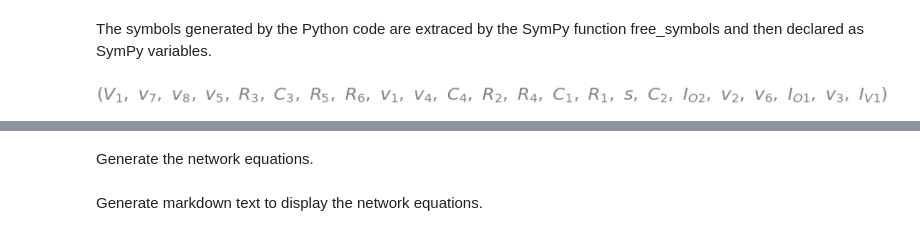
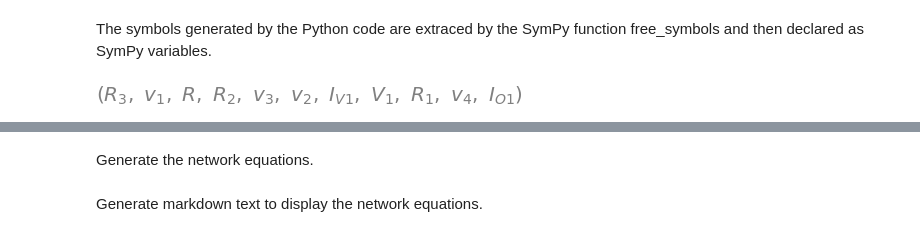
Before and after one commit to Tiburonboy/Symbolic-Modified-Nodal-Analysis-using-Python, a Jupyter notebook: backup/Modeling Op Amps.ipynb, the cells around one changed output, grey strips where cells are left out. Cells and saved outputs as stored; diff of their text form; code cells hidden in the pictures.

```diff
--- a/backup/Modeling Op Amps.ipynb
+++ b/backup/Modeling Op Amps.ipynb
@@ -206,0 +541,9 @@ $\displaystyle \left[\begin{matrix}C_{1} s v_{1} - C_{1} s v_{3} + I_{V1}\\v_{2}
+# %%
+net_list2 = '''
+V1 1 0 1
+O1 3 4 2
+R1 3 1 1
+R3 2 0 1
+R2 4 0 1
+R 2 3 1
+'''
@@ -206,0 +552,8 @@ $\displaystyle \left[\begin{matrix}C_{1} s v_{1} - C_{1} s v_{3} + I_{V1}\\v_{2}
+# %%
+report, network_df, df2, A2, X2, Z2 = SymMNA.smna(net_list2)
+
+# Put matricies into SymPy
+X2 = Matrix(X2)
+Z2 = Matrix(Z2)
+
+NE2_sym = Eq(A2*X2,Z2)
@@ -208,6 +577,6 @@ $\displaystyle \left[\begin{matrix}C_{1} s v_{1} - C_{1} s v_{3} + I_{V1}\\v_{2}
 The symbols generated by the Python code are extraced by the SymPy function free_symbols and then declared as SymPy variables.
 # %%
 # turn the free symbols into SymPy variables
-var(str(NE_sym.free_symbols).replace('{','').replace('}',''))
+var(str(NE2_sym.free_symbols).replace('{','').replace('}',''))
 # %% [output]
-[figure, old version]
+[figure, new version]
```
Also changed, not shown: parts of 236 cells of this notebook, 29 other files.
